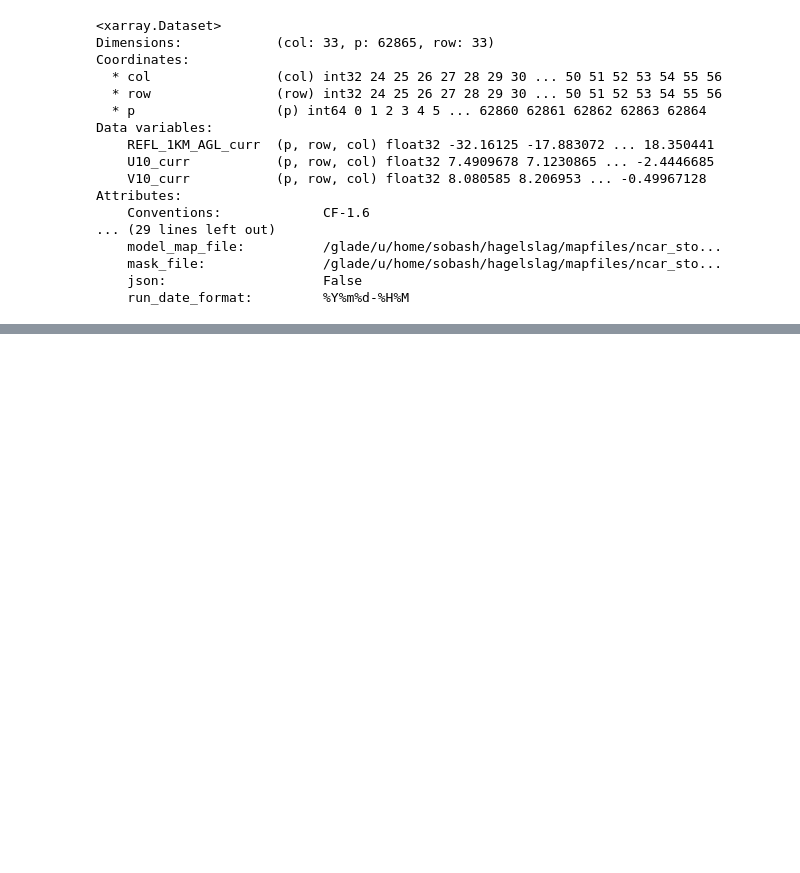
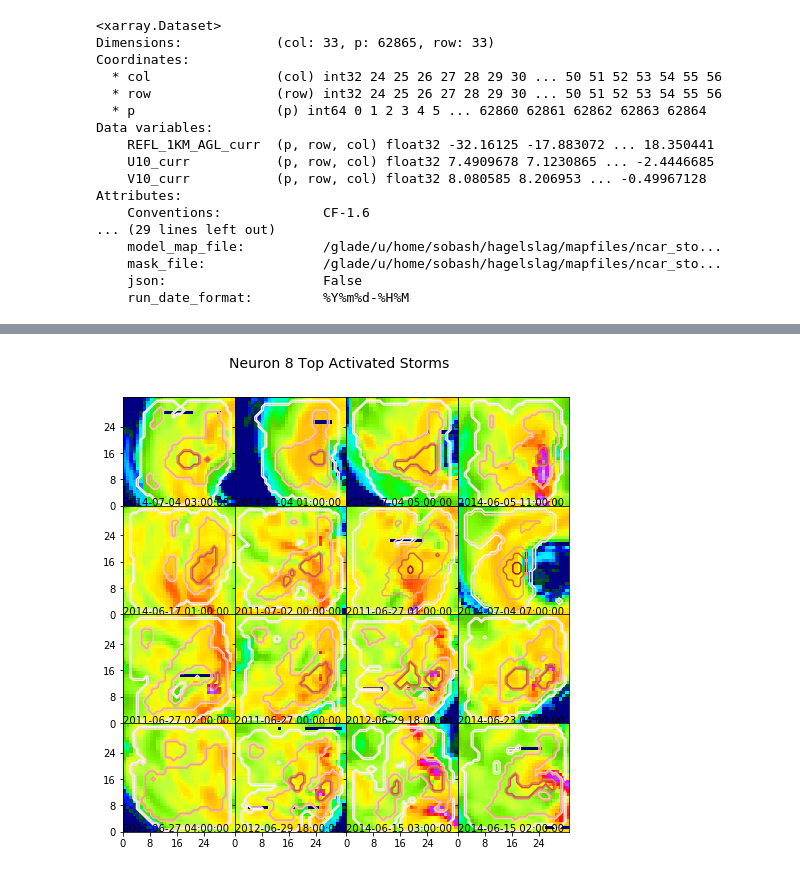
Before and after one commit to djgagne/HWT_mode, a Jupyter notebook: notebooks/cnn_interp.ipynb, the cells around one changed output, grey strips where cells are left out. Cells and saved outputs as stored; diff of their text form; code cells hidden in the pictures; blank space fills up the shorter version.

```diff
--- a/notebooks/cnn_interp.ipynb
+++ b/notebooks/cnn_interp.ipynb
@@ -96,10 +117,3 @@ Attributes:
     mask_file:               /glade/u/home/sobash/hagelslag/mapfiles/ncar_sto...
     json:                    False
     run_date_format:         %Y%m%d-%H%M
-# %%
-fig, axes = plt.subplots(3, 3, figsize=(12, 12))
-idx = 25832
-for a, ax in enumerate(axes.ravel()):
-    gf = gaussian_filter(sal_ds[a, idx, :, :, 0], 1)
-    ax.contourf(input_combined["val"][idx, :, :, 0], np.arange(0, 80, 5), cmap="YlGn", extend="both")
-    ax.contour(-gf, vmin=-2, vmax=2, cmap="RdBu_r")
@@ -167,0 +139,19 @@ plt.gca().set_yscale("log")
+# %%
+neuron_number = 8
+n_rank = neuron_activations[f"neuron_{neuron_number:03d}"].argsort()[::-1].values
+fig, axes = plt.subplots(4, 4, figsize=(8, 8), sharex=True, sharey=True)
+plt.subplots_adjust(wspace=0, hspace=0)
+sal_ex = sal_ds[neuron_number, n_rank[:16], :, :, 0]
+sal_max = np.abs(sal_ex).max()
+for a, ax in enumerate(axes.ravel()):
+    ax.pcolormesh(input_combined[mode][n_rank[a], :, :, 0], cmap="gist_ncar", vmin=0, vmax=80)
+    #gf = gaussian_filter(sal_ds[neuron_number, n_rank[a], :, :, 0], 1)
+    #ax.contour(gf / gf.std(), [-3, -2, 2, 3], vmin=-3, vmax=3, cmap="RdBu_r")
+    ax.contour(-sal_ex[a], 5, vmin=-sal_max, vmax=sal_max, cmap="RdBu_r")
+    ax.set_xticks(np.arange(0, 32, 8))
+    ax.set_yticks(np.arange(0, 32, 8))
+    ax.text(0, 0, meta_df[mode].loc[n_rank[a], "time"])
+fig.suptitle(f"Neuron {neuron_number} Top Activated Storms", fontsize=14, y=0.95)
+plt.savefig(f"cnn_{cnn_number}_neuron_{neuron_number:03d}_{mode}.png", dpi=200, bbox_inches="tight")
+# %% [output]
+[figure, added]
```
Also changed, not shown: parts of 22 cells of this notebook, 3 other files.
